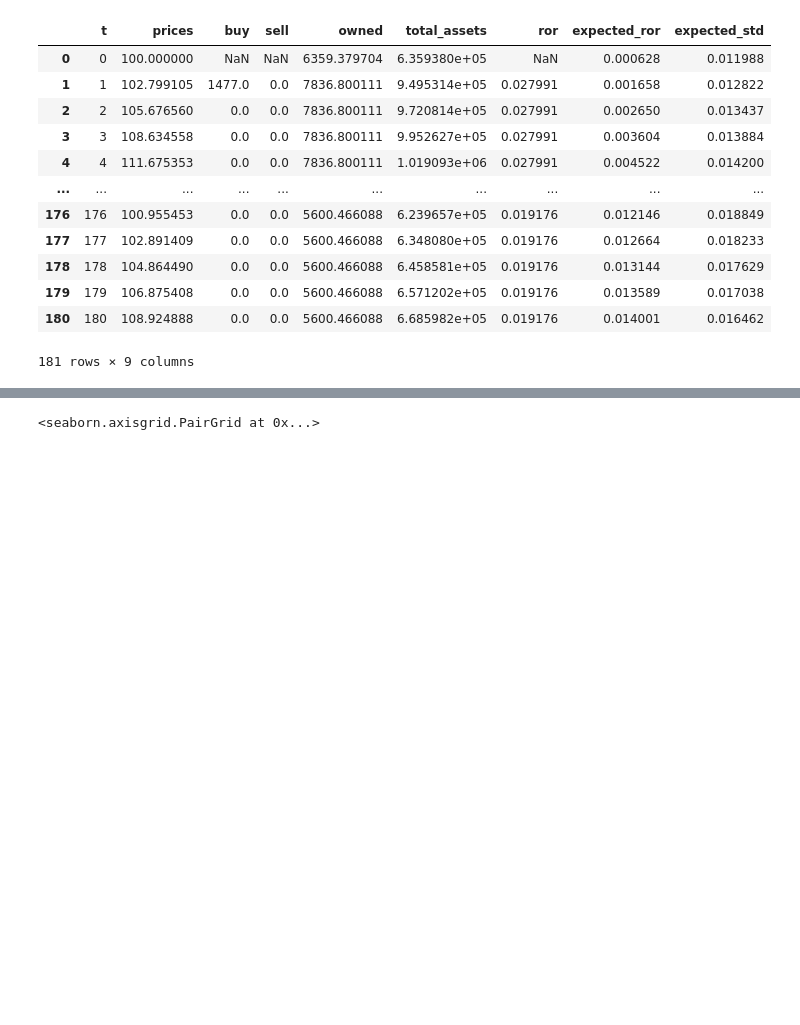
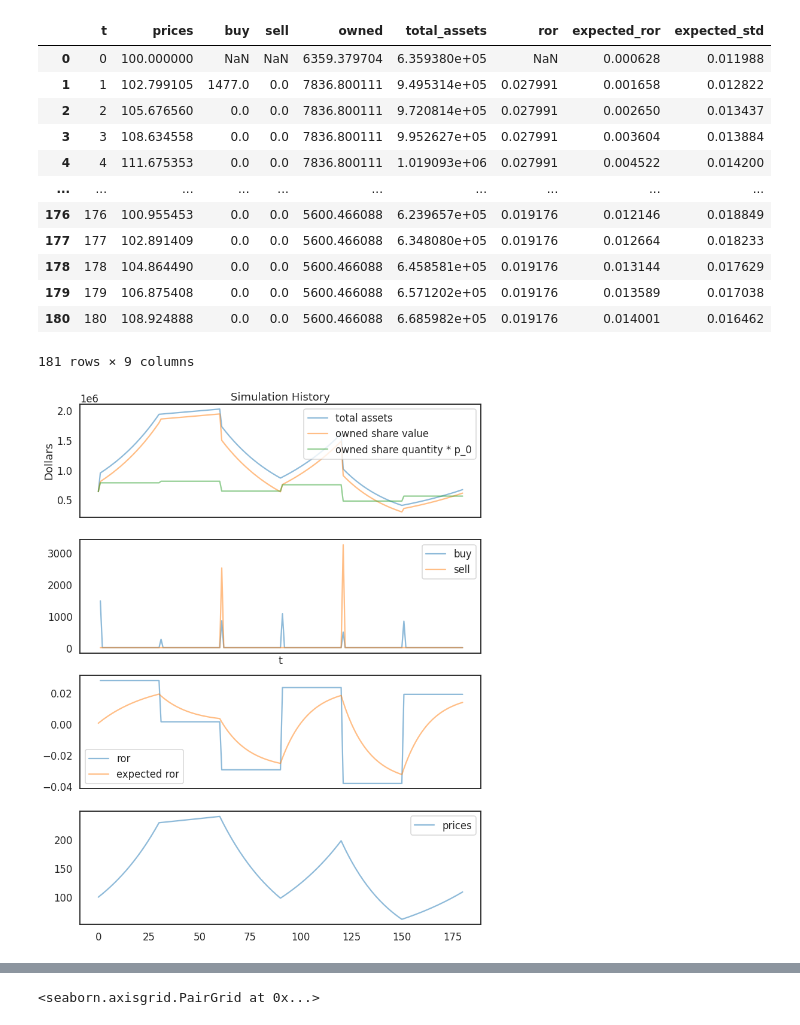
Before and after one commit to sbenthall/SHARKFin, a Jupyter notebook: HARK/Macro-Micro Foundations Demo Code.ipynb, the cells around one changed output, grey strips where cells are left out. Saved outputs shown, nothing was run; the diff lists cells and outputs as text; code cells hidden in the pictures; blank space fills up the shorter version.

Commit message:
get main plot from combined dataframe

```diff
--- a/HARK/Macro-Micro Foundations Demo Code.ipynb
+++ b/HARK/Macro-Micro Foundations Demo Code.ipynb
@@ -695,6 +659,37 @@ data
 | 179 | 179 | 106.875408 | 0.0 | 0.0 | 5600.466088 | 6.571202e+05 | 0.019176 | 0.013589 | 0.017038 |
 | 180 | 180 | 108.924888 | 0.0 | 0.0 | 5600.466088 | 6.685982e+05 | 0.019176 | 0.014001 | 0.016462 |
 181 rows × 9 columns
+# %%
+fig, ax = plt.subplots(
+    4, 1,
+    sharex='col',
+    #sharey='col',
+    figsize=(12,16),
+)
+
+ax[0].plot(data['total_assets'], alpha=0.5, label='total assets')
+ax[0].plot([p * o for (p,o) in zip(data['prices'], data['owned'])], alpha=0.5, label='owned share value')
+ax[0].plot([100 * o for (p,o) in zip(data['prices'], data['owned'])], alpha=0.5, label='owned share quantity * p_0')
+ax[0].legend()
+
+ax[1].plot(data['buy'], alpha=0.5, label='buy')
+ax[1].plot(data['sell'], alpha=0.5, label='sell')
+ax[1].legend()
+
+ax[2].plot(data['ror'], alpha=0.5, label='ror')
+ax[2].plot(data['expected_ror'], alpha=0.5, label='expected ror')
+ax[2].legend()
+
+ax[3].plot(data['prices'], alpha=0.5, label='prices')
+ax[3].legend()
+
+ax[0].set_title("Simulation History")
+ax[0].set_ylabel("Dollars")
+ax[1].set_xlabel("t")
+
+plt.show()
+# %% [output]
+[figure, added]
 # %%
 data.corr()
 # %% [output]
```
Also changed, not shown: parts of 2 cells of this notebook.
